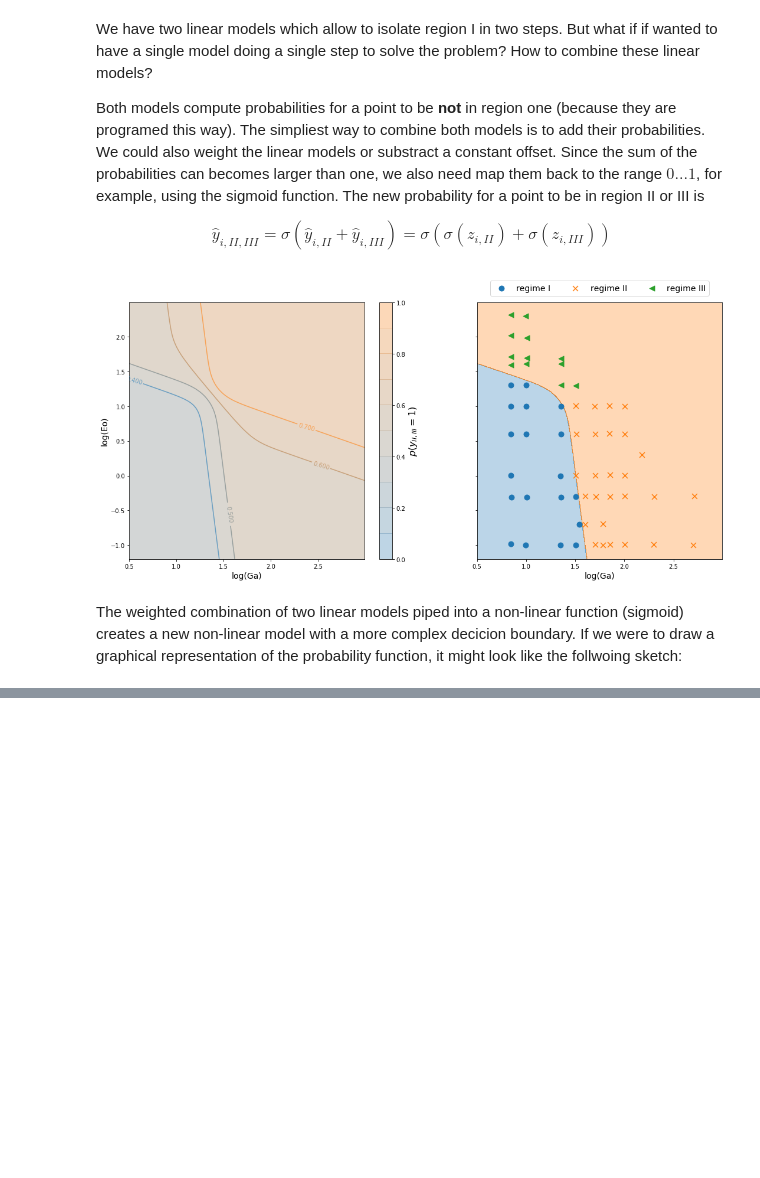
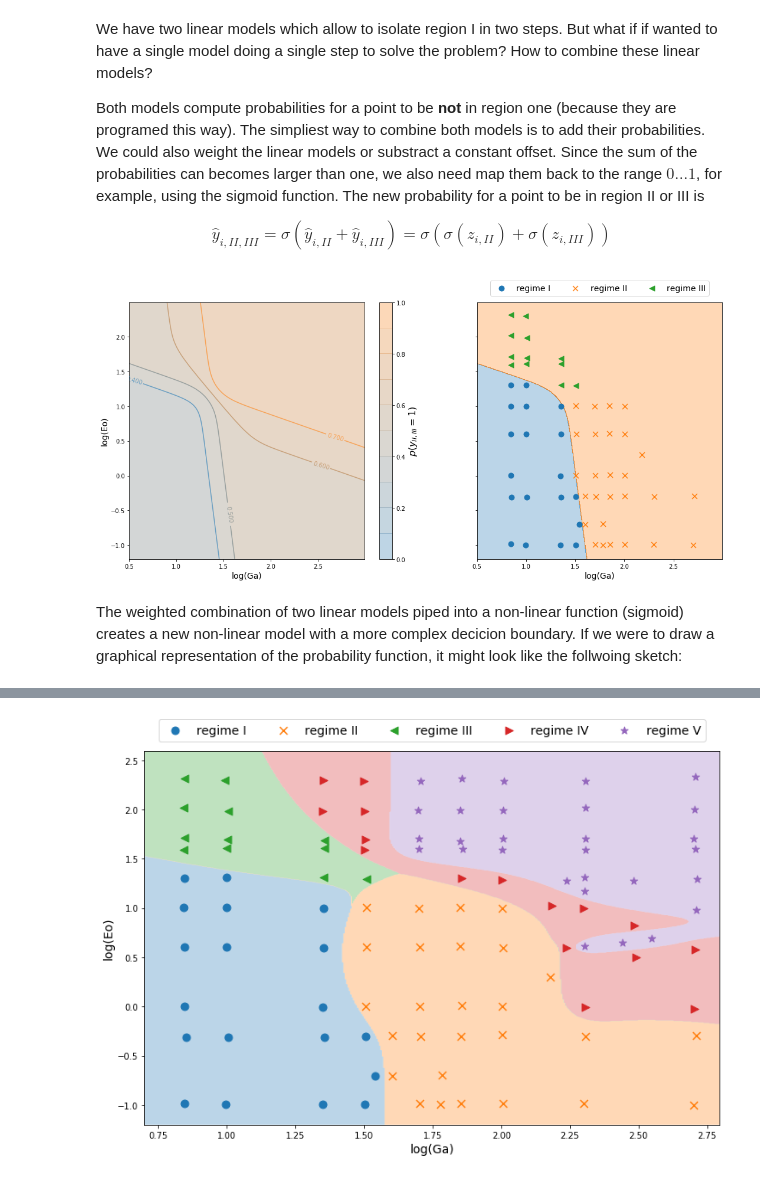
Before and after one commit to AndreWeiner/machine-learning-applied-to-cfd, a Jupyter notebook: notebooks/path_regime_classification.ipynb, the cells around one changed output, grey strips where cells are left out. Drawn from its saved outputs; the diff is of its cells as text; code cells hidden in the pictures; blank space fills up the shorter version.

```diff
--- a/notebooks/path_regime_classification.ipynb
+++ b/notebooks/path_regime_classification.ipynb
@@ -569,0 +668,14 @@ Now you could image that it is possible to combine more and more linear models i
+# %%
+# Simple MLP built with PyTorch
+class PyTorchClassifier(nn.Module):
+    def __init__(self, n_features=2, n_classes=5, n_neurons=60, activation=torch.sigmoid):
+        super().__init__()
+        self.activation = activation
+        self.layer_1 = nn.Linear(n_features, n_neurons)
+        self.layer_2 = nn.Linear(n_neurons, n_neurons)
+        self.layer_3 = nn.Linear(n_neurons, n_classes)
+
+    def forward(self, x):
+        x = self.activation(self.layer_1(x))
+        x = self.activation(self.layer_2(x))
+        return F.log_softmax(self.layer_3(x), dim=1)
@@ -569,0 +740,22 @@ Now you could image that it is possible to combine more and more linear models i
+# %%
+fig, ax = plt.subplots(figsize=(12, 8))
+
+# color predicted regions
+xxf, yyf = np.meshgrid(np.arange(0.7, 2.8, resolution), np.arange(-1.2, 2.6, resolution))
+Xf = torch.from_numpy(np.float32(np.vstack((xxf.ravel(), yyf.ravel())).T))
+class_prob = regimeClassifier(Xf).exp().detach().numpy()
+predictionf = np.argmax(class_prob, axis=1) + 0.01 # addition of small number for plotting
+cmap = ListedColormap(["C{:1d}".format(i) for i in range(5)])
+ax.contourf(xxf, yyf, predictionf.reshape(xxf.shape), cmap=cmap, alpha=0.3, antialiased=True)
+
+# plot data point for region I and II
+for regime, marker in zip(regimes, markers):
+    ax.scatter(logData[logData["regime"] == regime].Ga, logData[logData["regime"] == regime].Eo,
+               marker=marker, s=80, label="regime {}".format(regime))
+
+ax.legend(loc='upper center', bbox_to_anchor=(0.5, 1.1), ncol=5, fontsize=fontsize)
+ax.set_xlabel(r"log(Ga)", fontsize=fontsize)
+ax.set_ylabel(r"log(Eo)", fontsize=fontsize)
+plt.show()
+# %% [output]
+[figure, added]
```
Also changed, not shown: parts of 20 cells of this notebook.
